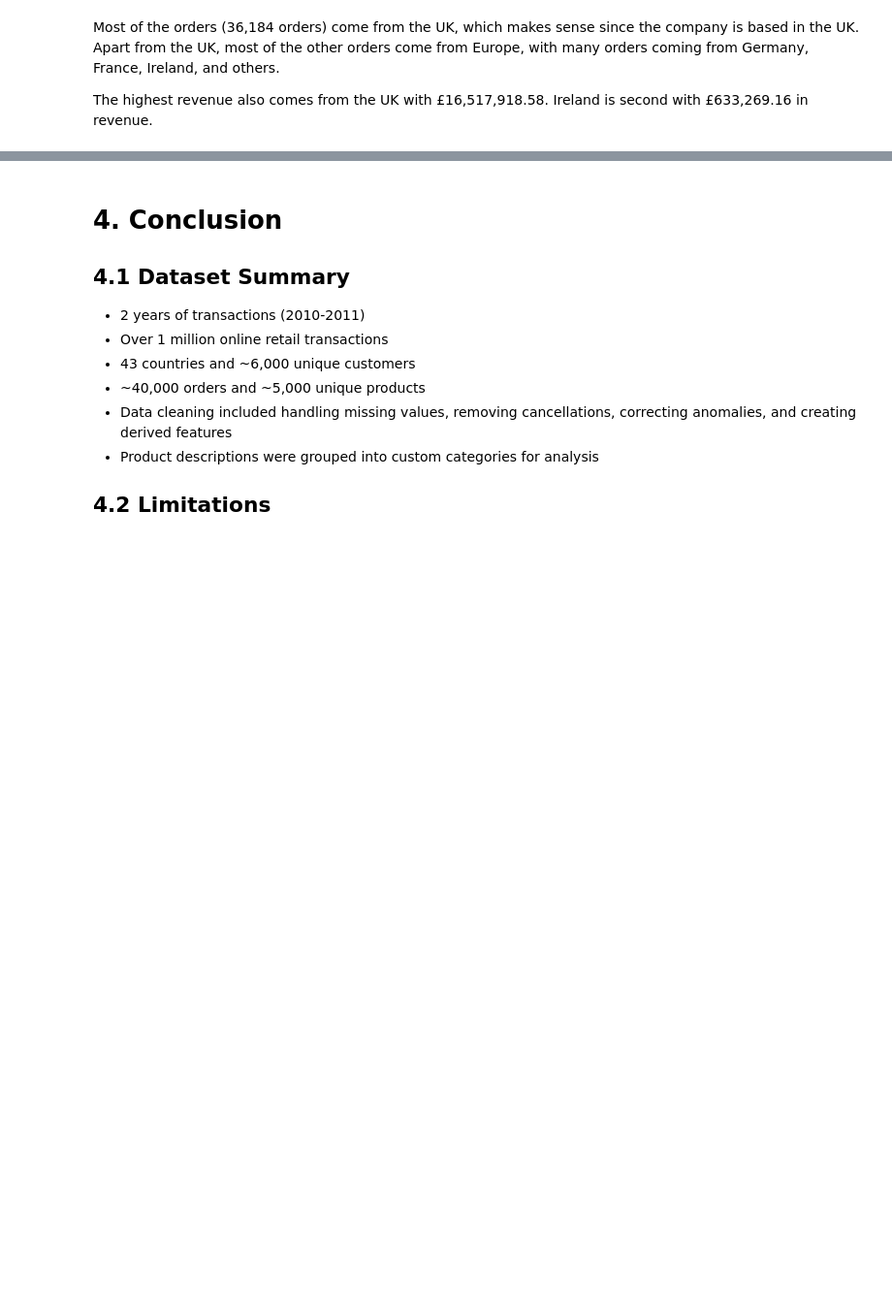
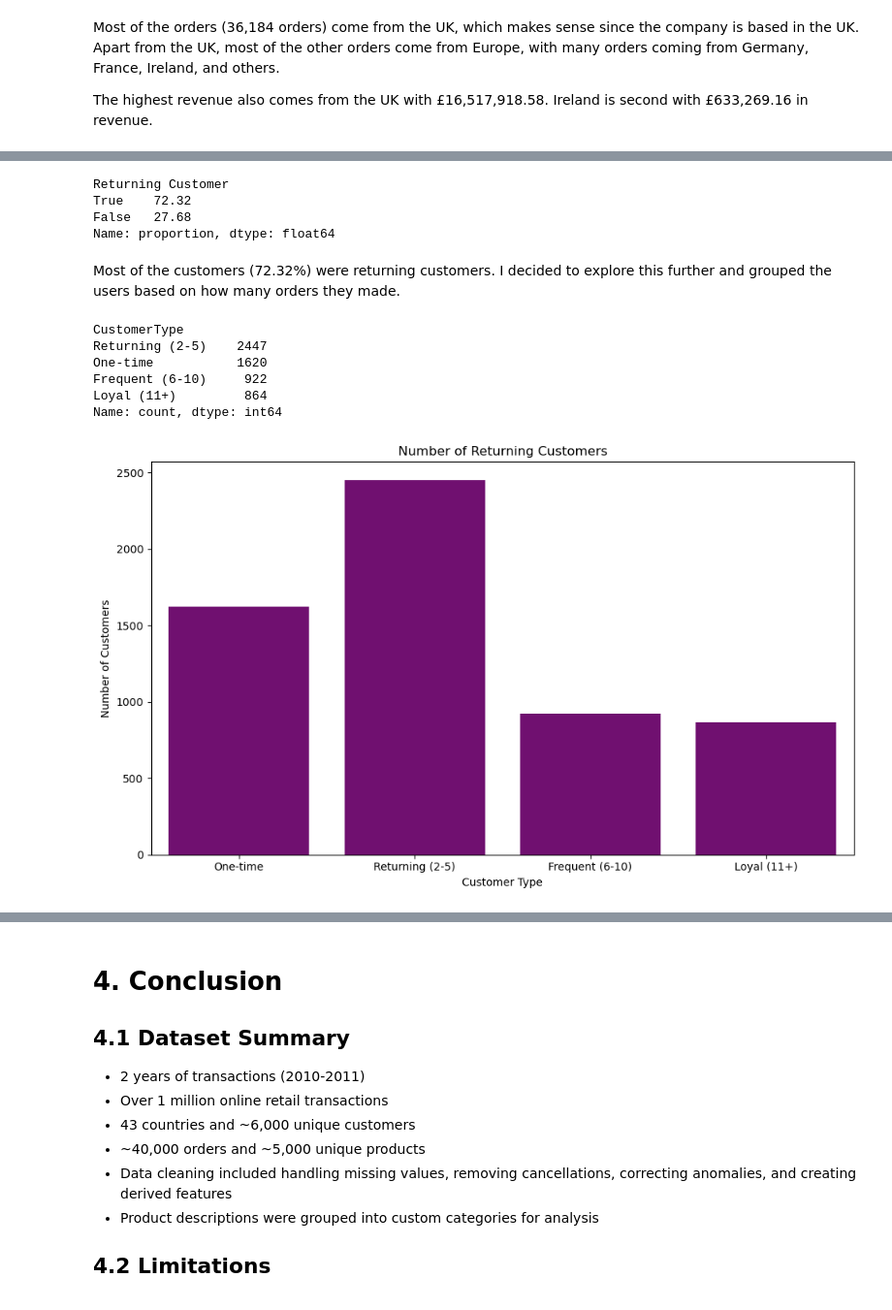
Before and after one commit to takiatah/online-retail-data-sales-analysis, a Jupyter notebook: E-Commerce Sales Analysis.ipynb, the cells around one changed output, grey strips where cells are left out. Shown at 97% size. Cells and saved outputs as stored; diff of their text form; code cells hidden in the pictures; blank space fills up the shorter version.

Commit message:
Add customer analysis

```diff
--- a/E-Commerce Sales Analysis.ipynb
+++ b/E-Commerce Sales Analysis.ipynb
@@ -1330,0 +1338,54 @@ The highest revenue also comes from the UK with £16,517,918.58. Ireland is seco
+# %%
+# Find how many orders each customer made
+customer_orders = (
+    retail_data.groupby("CustomerID").agg(
+        Revenue=("TotalPrice", "sum"),
+        Orders=("Invoice", "nunique")
+    ).reset_index()
+)
+
+customer_orders["Returning Customer"] = customer_orders["Orders"] > 1
+
+customer_orders["Returning Customer"].value_counts(normalize=True) * 100
+# %% [output]
+Returning Customer
+True    72.32
+False   27.68
+Name: proportion, dtype: float64
+# %% [markdown]
+Most of the customers (72.32%) were returning customers. I decided to explore this further and grouped the users based on how many orders they made.
+# %%
+# Group customers based on how many orders they made
+customer_orders["CustomerType"] = pd.cut(
+    customer_orders["Orders"],
+    bins=[0, 1, 5, 10, float("inf")],
+    labels=[
+        "One-time",
+        "Returning (2-5)",
+        "Frequent (6-10)",
+        "Loyal (11+)"
+    ]
+)
+
+print(customer_orders["CustomerType"].value_counts())
+# %% [output]
+CustomerType
+Returning (2-5)    2447
+One-time           1620
+Frequent (6-10)     922
+Loyal (11+)         864
+Name: count, dtype: int64
+# %%
+# Make bar graph for number of each type of customer
+fig = plt.figure(figsize=(10, 6))
+
+sns.countplot(data=customer_orders, x="CustomerType", color="purple", )
+plt.ylabel("Number of Customers")
+plt.xlabel("Customer Type")
+
+plt.title("Number of Returning Customers")
+plt.tight_layout()
+fig.savefig("./visualizations/customer_types.png")
+plt.show()
+# %% [output]
+[figure, added]
```
Also changed, not shown: parts of 19 cells of this notebook, 11 other files.
